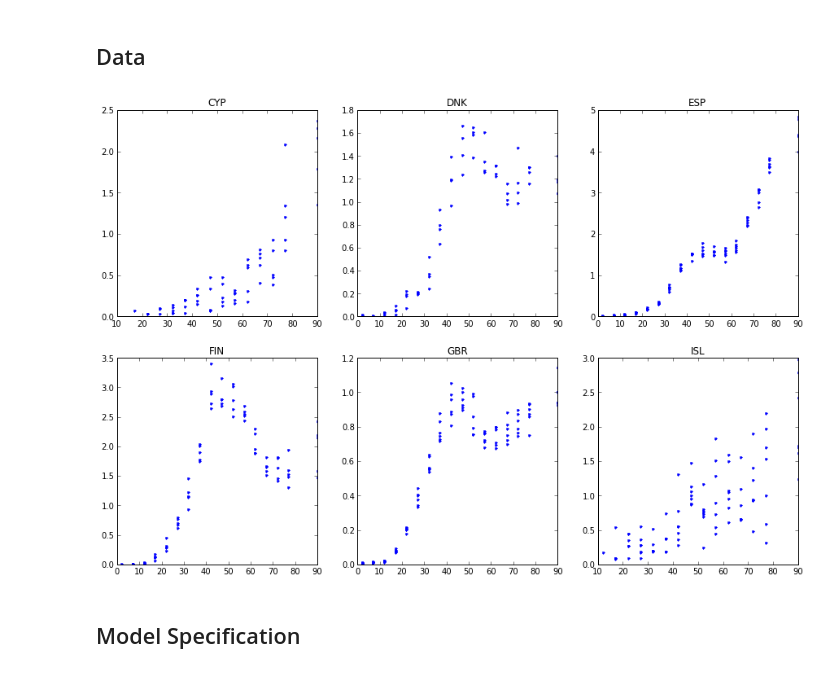
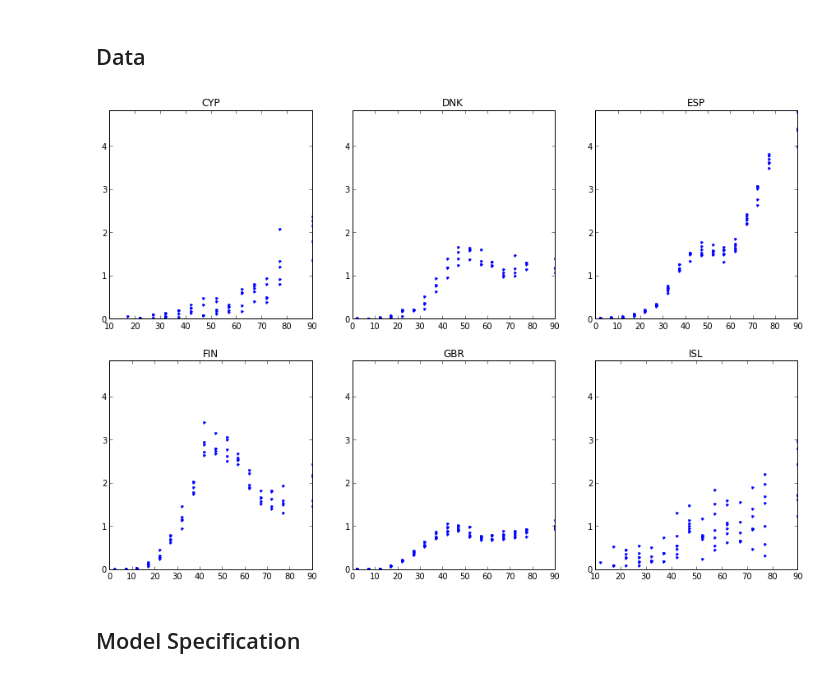
Before and after one commit to pymc-devs/pymc, a Jupyter notebook: pymc/examples/GHME 2013.ipynb, the cells around one changed output. Saved outputs shown, nothing was run; the diff lists cells and outputs as text; code cells hidden in the pictures.

```diff
--- a/pymc/examples/GHME 2013.ipynb
+++ b/pymc/examples/GHME 2013.ipynb
@@ -19,12 +19,14 @@ ncountries = len(countries)
 # %%
 figsize(15,10)
 for i, country in enumerate(countries):
     subplot(2,3,i+1)
     title(country)
     d = data[data.area == country]
     plot(d.age, d.value, '.')
+
+    ylim(0,rate.max())
 # %% [output]
-[figure, old version]
+[figure, new version]
 # %% [markdown]
 Model Specification
 -------------------
```
Also changed, not shown: parts of 4 cells of this notebook, 2 other files.
